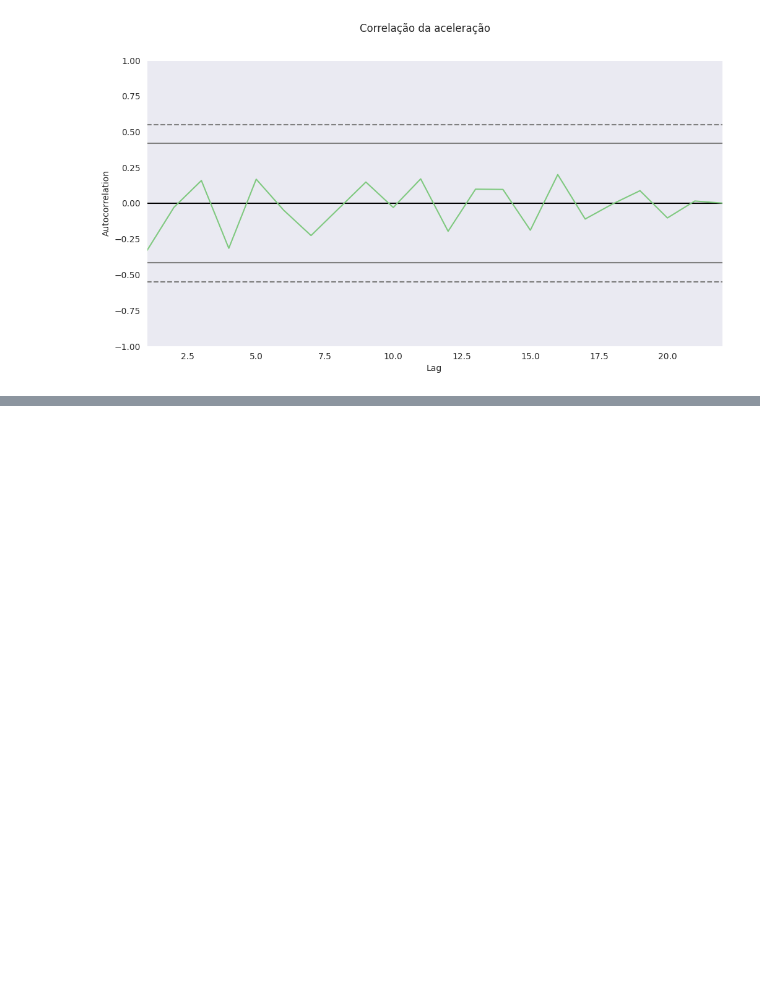
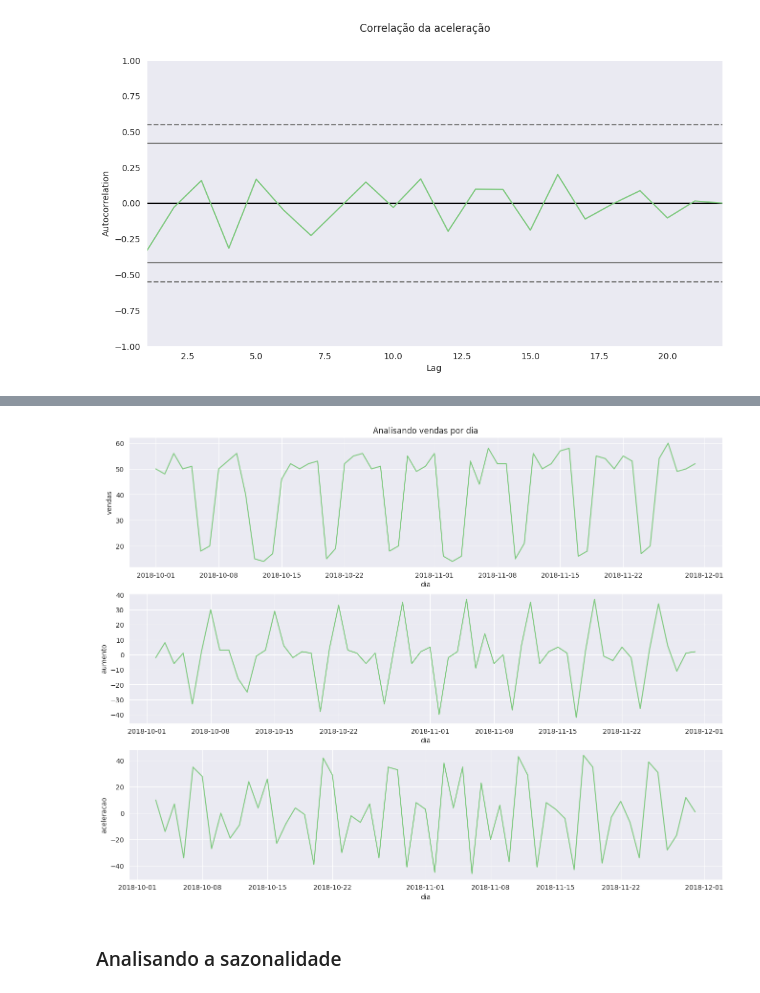
Before and after one commit to Patrick-Setubal/Data_Science_Analytics, a Jupyter notebook: alura_curso/formacao_data_science/SeriesTemporais/SeriesTemporais.ipynb, the cells around one changed output, grey strips where cells are left out. Saved outputs shown, nothing was run; the diff lists cells and outputs as text; code cells hidden in the pictures; blank space fills up the shorter version.

```diff
--- a/alura_curso/formacao_data_science/SeriesTemporais/SeriesTemporais.ipynb
+++ b/alura_curso/formacao_data_science/SeriesTemporais/SeriesTemporais.ipynb
@@ -129,0 +262,5 @@ ax = ax
+# %%
+# Importando dados e analisando
+vendas_por_dia = pd.read_csv('https://raw.githubusercontent.com/Patrick-Setubal/data_science_analytics/main/alura_curso/formacao_data_science/SeriesTemporais/vendas_por_dia.csv')
+display(vendas_por_dia.head())
+vendas_por_dia.info()
@@ -129,0 +283,3 @@ ax = ax
+# %%
+vendas_por_dia['dia'] = pd.to_datetime(vendas_por_dia['dia'])
+vendas_por_dia.info()
@@ -129,0 +296,25 @@ ax = ax
+# %%
+vendas_por_dia['aumento'] = vendas_por_dia['vendas'].diff()
+vendas_por_dia['aceleracao'] = vendas_por_dia['aumento'].diff()
+
+# Plotar graficos analisando vendas, seu aumento e sua aceleração
+# Configurando Graficos
+plt.figure(figsize=(16,12))
+ax = plt.subplot(3,1,1)
+ax.set_title("Analisando vendas por dia")
+
+# Criar grafico de vendas
+plt.subplot(3,1,1)
+ax = sns.lineplot(x='dia', y='vendas', data=vendas_por_dia)
+
+# aumento
+plt.subplot(3,1,2)
+ax = sns.lineplot(x='dia', y='aumento', data=vendas_por_dia)
+
+# aceleracao
+plt.subplot(3,1,3)
+ax = sns.lineplot(x='dia', y='aceleracao', data=vendas_por_dia)
+# %% [output]
+[figure, added]
+# %% [markdown]
+### Analisando a sazonalidade
```
Also changed, not shown: parts of 29 cells of this notebook.
